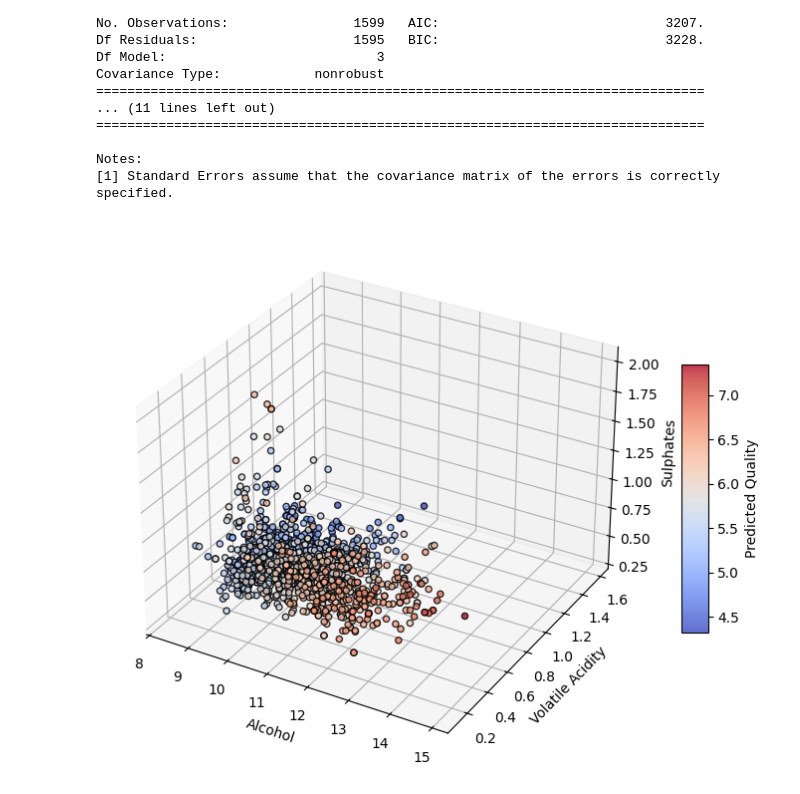
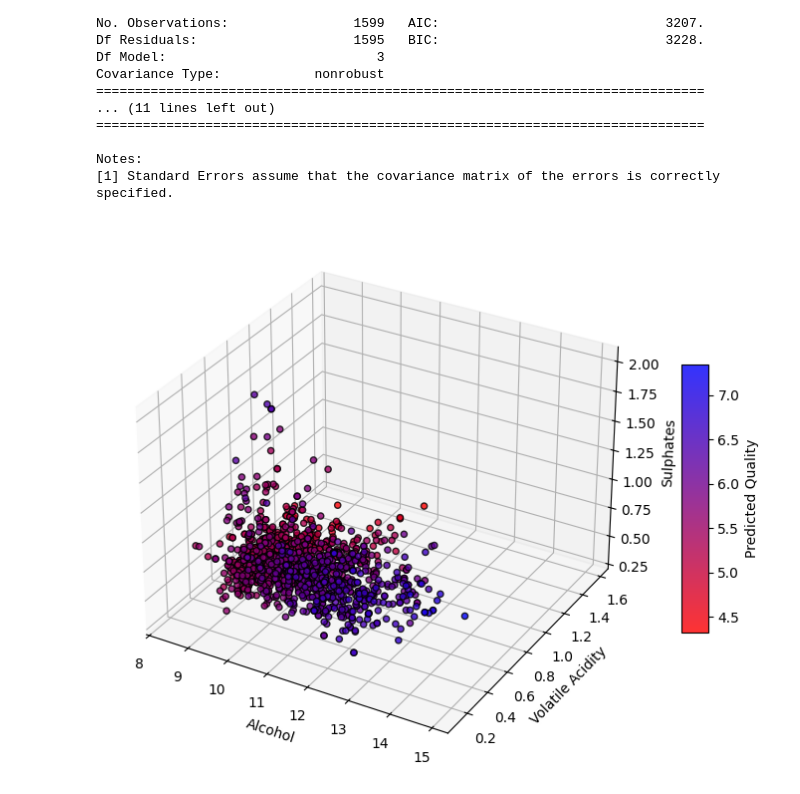
Before and after one commit to SaianPatel/InferentialStatistics, a Jupyter notebook: Coursework/5.2_Multivariate_Regression.ipynb, the cells around one changed output. Saved outputs shown, nothing was run; the diff lists cells and outputs as text; code cells hidden in the pictures.

```diff
--- a/Coursework/5.2_Multivariate_Regression.ipynb
+++ b/Coursework/5.2_Multivariate_Regression.ipynb
@@ -148,28 +148,31 @@ Notes:
 [1] Standard Errors assume that the covariance matrix of the errors is correctly specified.
 # %%
 from mpl_toolkits.mplot3d import Axes3D
+from matplotlib.colors import LinearSegmentedColormap
 
-y_pred = model.predict(X)  # Get predicted quality values
+cmap = LinearSegmentedColormap.from_list("RedPurpleBlue", ["red", "purple", "blue"])
+
+y_pred = np.round(model.predict(X))  # Get predicted quality values
 
 # Create a 3D scatter plot
 fig = plt.figure(figsize=(10, 7))
 ax = fig.add_subplot(111, projection='3d')
 
 # Scatter plot with color mapping for predicted quality
 sc = ax.scatter(df['alcohol'], df['volatile acidity'], df['sulphates'],
-                c=y_pred, cmap='coolwarm', edgecolor='k', alpha=0.8)
+                c=y_pred, cmap=cmap, edgecolor='k', alpha=0.8)
 
 # Labels and title
 ax.set_xlabel("Alcohol")
 ax.set_ylabel("Volatile Acidity")
 ax.set_zlabel("Sulphates")
 # ax.set_title("3D Scatter Plot of Wine Characteristics with Predicted Quality")
 
 # Add color bar
 cbar = fig.colorbar(sc, ax=ax, shrink=0.5, aspect=10)
 cbar.set_label("Predicted Quality")
 
 # Show plot
 plt.show()
 # %% [output]
-[figure, old version]
+[figure, new version]
```
Also changed, not shown: 4 other files.
